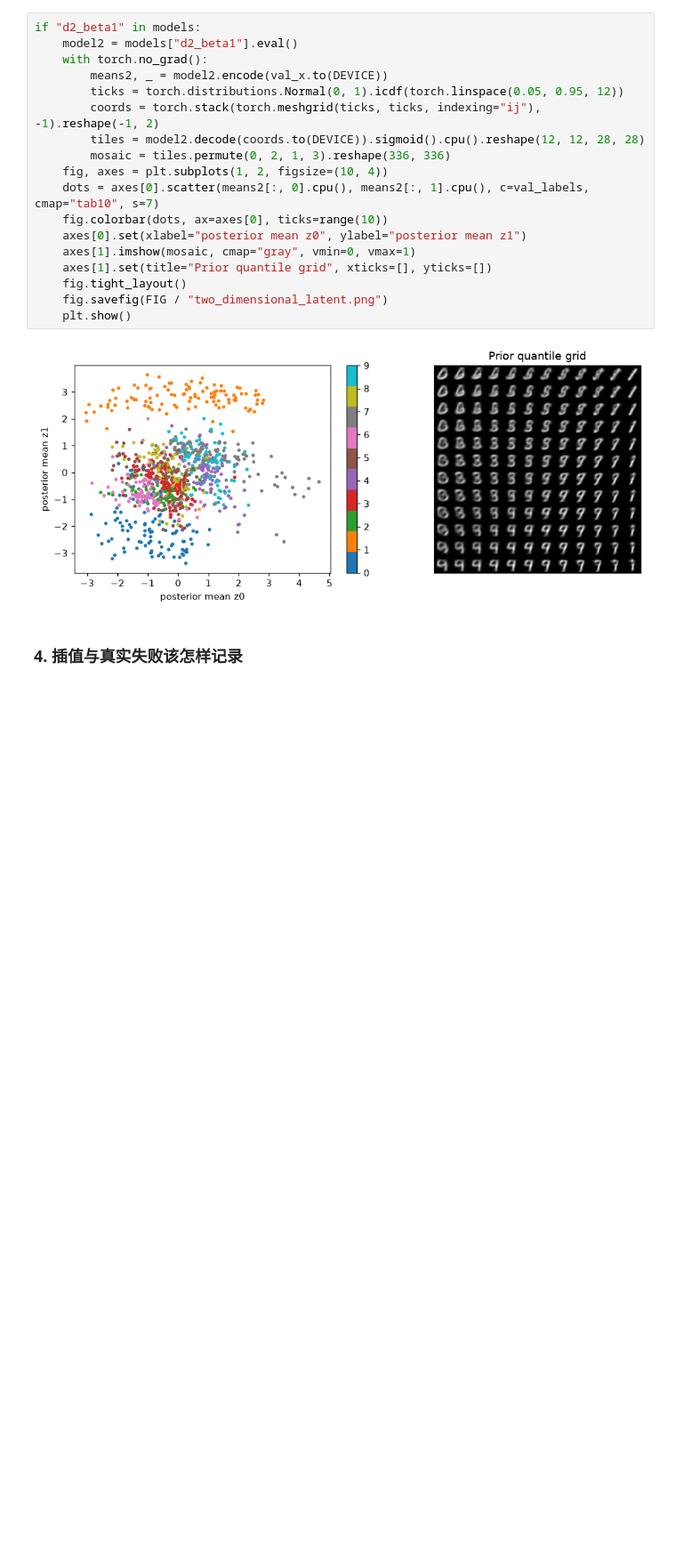
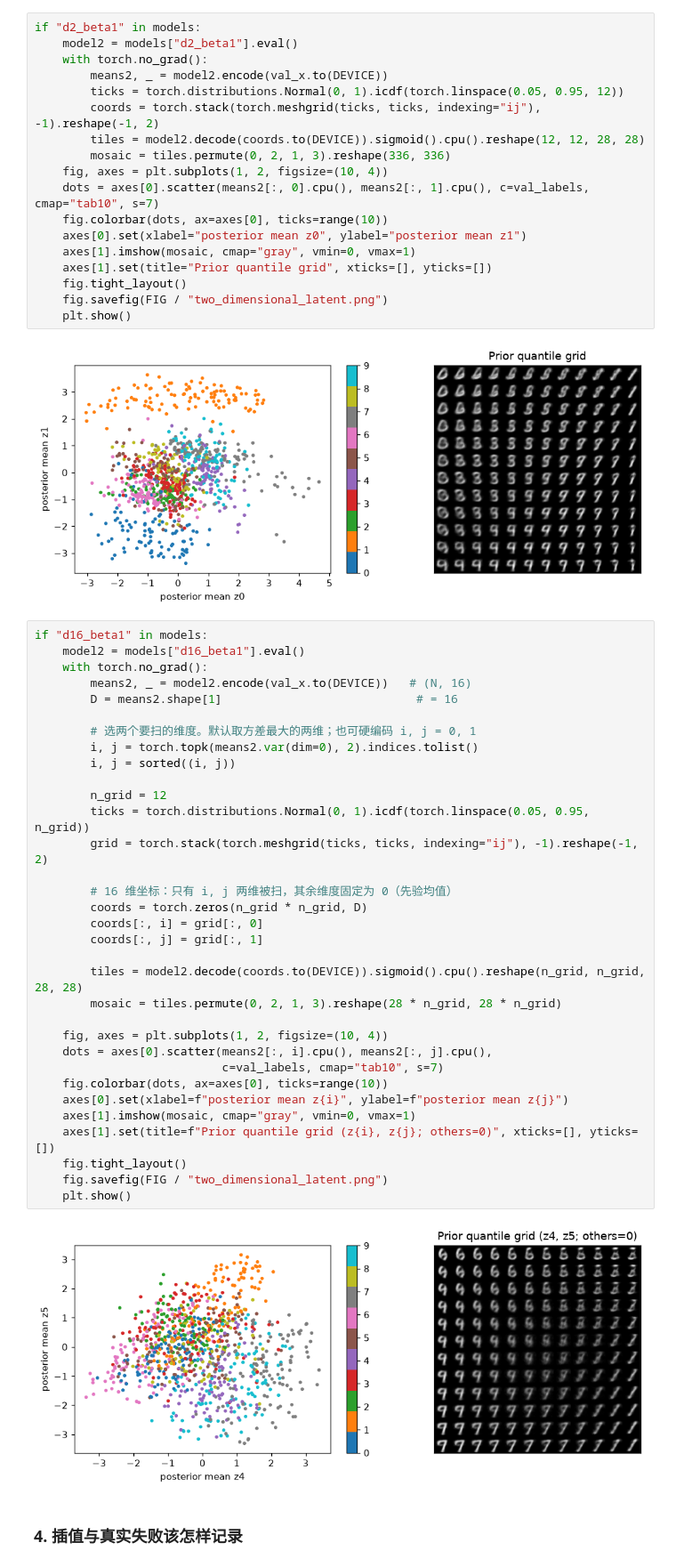
Before and after one commit to luminoso909/MiniGen, a Jupyter notebook: docs/learning/S1_第2周_VAE原理与潜空间实验.ipynb, the cells around one changed output. Shown at 89% size. Saved outputs shown, nothing was run; the diff lists cells and outputs as text; blank space fills up the shorter version.

```diff
--- a/docs/learning/S1_第2周_VAE原理与潜空间实验.ipynb
+++ b/docs/learning/S1_第2周_VAE原理与潜空间实验.ipynb
@@ -691,6 +701,41 @@ if "d2_beta1" in models:
     plt.show()
 # %% [output]
 [figure]
+# %%
+if "d16_beta1" in models:
+    model2 = models["d16_beta1"].eval()
+    with torch.no_grad():
+        means2, _ = model2.encode(val_x.to(DEVICE))   # (N, 16)
+        D = means2.shape[1]                            # = 16
+
+        # 选两个要扫的维度。默认取方差最大的两维；也可硬编码 i, j = 0, 1
+        i, j = torch.topk(means2.var(dim=0), 2).indices.tolist()
+        i, j = sorted((i, j))
+
+        n_grid = 12
+        ticks = torch.distributions.Normal(0, 1).icdf(torch.linspace(0.05, 0.95, n_grid))
+        grid = torch.stack(torch.meshgrid(ticks, ticks, indexing="ij"), -1).reshape(-1, 2)
+
+        # 16 维坐标：只有 i, j 两维被扫，其余维度固定为 0（先验均值）
+        coords = torch.zeros(n_grid * n_grid, D)
+        coords[:, i] = grid[:, 0]
+        coords[:, j] = grid[:, 1]
+
+        tiles = model2.decode(coords.to(DEVICE)).sigmoid().cpu().reshape(n_grid, n_grid, 28, 28)
+        mosaic = tiles.permute(0, 2, 1, 3).reshape(28 * n_grid, 28 * n_grid)
+
+    fig, axes = plt.subplots(1, 2, figsize=(10, 4))
+    dots = axes[0].scatter(means2[:, i].cpu(), means2[:, j].cpu(),
+                           c=val_labels, cmap="tab10", s=7)
+    fig.colorbar(dots, ax=axes[0], ticks=range(10))
+    axes[0].set(xlabel=f"posterior mean z{i}", ylabel=f"posterior mean z{j}")
+    axes[1].imshow(mosaic, cmap="gray", vmin=0, vmax=1)
+    axes[1].set(title=f"Prior quantile grid (z{i}, z{j}; others=0)", xticks=[], yticks=[])
+    fig.tight_layout()
+    fig.savefig(FIG / "two_dimensional_latent.png")
+    plt.show()
+# %% [output]
+[figure, added]
 # %% [markdown]
 ### **4. 插值与真实失败该怎样记录**
 # %% [markdown]
```
Also changed, not shown: parts of 6 cells of this notebook, 47 other files.
